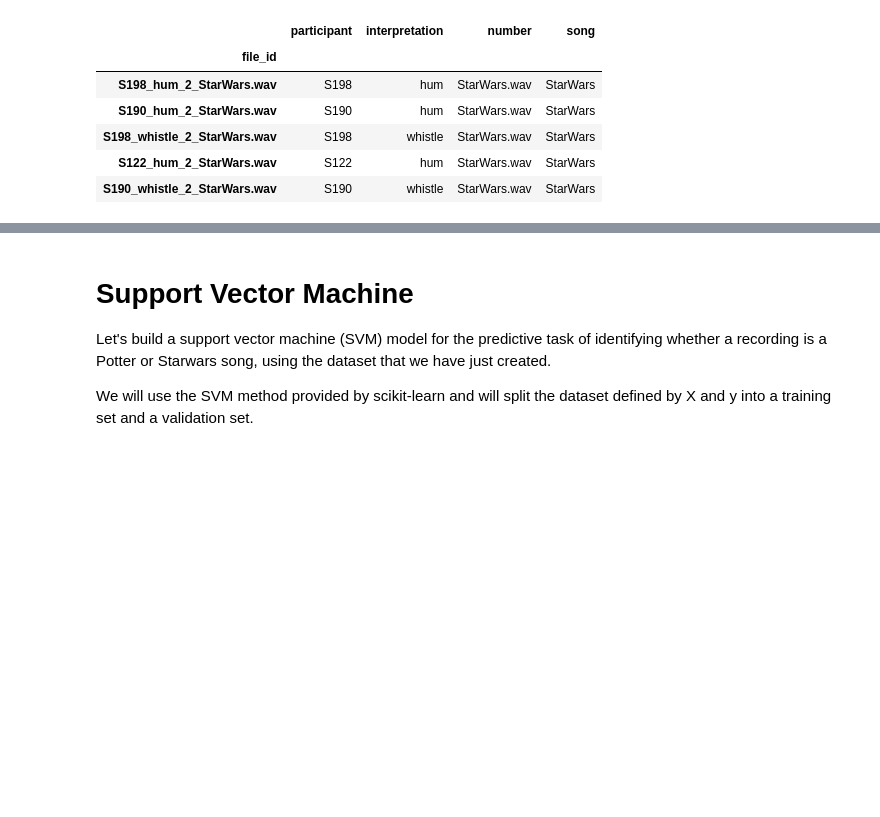
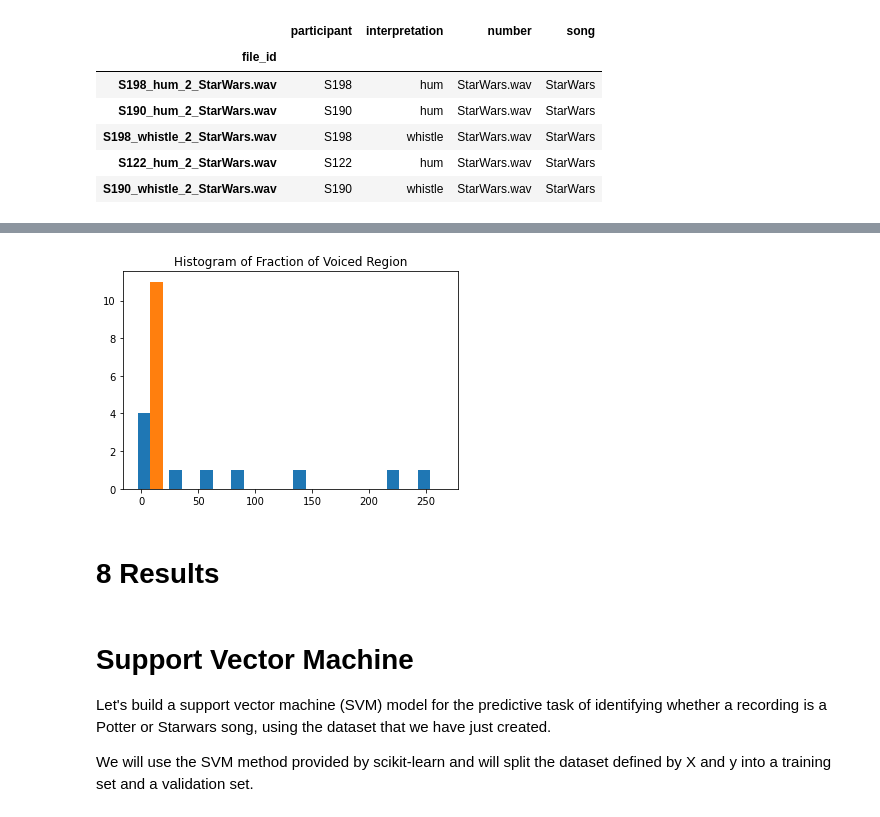
Before and after one commit to adamt645/Projects, a Jupyter notebook: Untitled7.ipynb, the cells around one changed output, grey strips where cells are left out. Drawn from its saved outputs; the diff is of its cells as text; code cells hidden in the pictures; blank space fills up the shorter version.

```diff
--- a/Untitled7.ipynb
+++ b/Untitled7.ipynb
@@ -252,3 +389,11 @@ The above cell suggests that the recordings are relatively well-balanced.
+# %%
+fraction_voiced = plt.hist(fraction_voiced_reg_vis, bins=10)
+plt.title('Histogram of Fraction of Voiced Region')
+plt.show()
+# %% [output]
+[figure, added]
+# %% [markdown]
+# **8 Results**
 # %% [markdown]
 # **Support Vector Machine**
 
```
Also changed, not shown: parts of 44 cells of this notebook.
